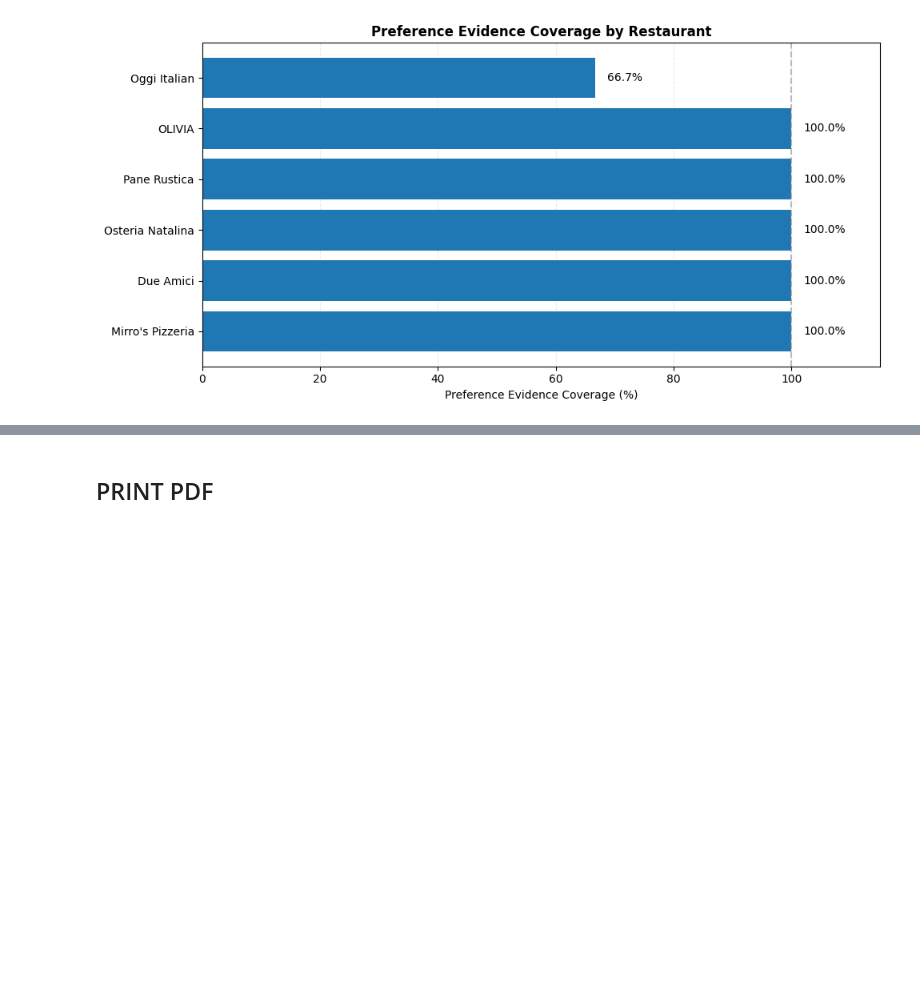
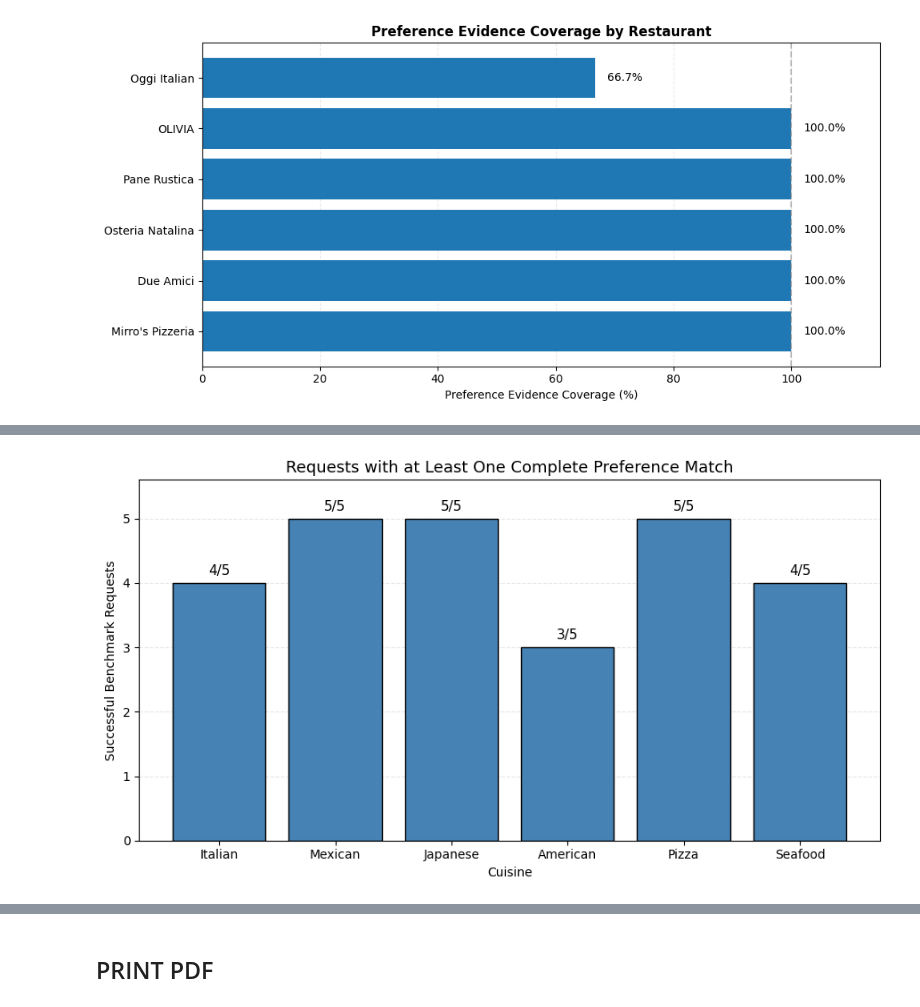
Before and after one commit to behar43/CAP6938_AI_Knowledge_Systems_Final_Project, a Jupyter notebook: tester_Ben_Prishtina.ipynb, the cells around one changed output, grey strips where cells are left out. Saved outputs shown, nothing was run; the diff lists cells and outputs as text; code cells hidden in the pictures; blank space fills up the shorter version.

```diff
--- a/tester_Ben_Prishtina.ipynb
+++ b/tester_Ben_Prishtina.ipynb
@@ -2195,0 +4173,19 @@ plt.show()
+# %%
+# Verify American benchmark inputs
+
+print("Request:", american_search["request"])
+print("Preferences:", american_search["criteria"]["preferences"])
+
+print("\nShortlisted restaurants and available reviews:")
+
+for restaurant in american_search["shortlist"]:
+    business_id = restaurant["business_id"]
+
+    print(
+        restaurant["name"],
+        "| Available reviews:",
+        len(benchmark_reviews.get(business_id, []))
+    )
+
+print("\nAgent function:")
+print(inspect.signature(run_agent))
@@ -2195,0 +5185,58 @@ plt.show()
+# %%
+
+import matplotlib.pyplot as plt
+
+# Count benchmark requests with at least one complete match
+cuisine_summary = (
+    benchmark_df
+    .assign(Has_Match=benchmark_df["Complete Matches"] > 0)
+    .groupby("Cuisine", sort=False)["Has_Match"]
+    .sum()
+)
+
+# Capitalize cuisine names for display
+cuisine_summary.index = cuisine_summary.index.str.title()
+
+fig, ax = plt.subplots(figsize=(9, 5))
+
+bars = ax.bar(
+    cuisine_summary.index,
+    cuisine_summary.values,
+    color="steelblue",
+    edgecolor="black"
+)
+
+# Display values above each bar
+for bar in bars:
+    height = bar.get_height()
+    ax.text(
+        bar.get_x() + bar.get_width() / 2,
+        height + 0.08,
+        f"{int(height)}/5",
+        ha="center",
+        va="bottom",
+        fontsize=11
+    )
+
+ax.set_title(
+    "Requests with at Least One Complete Preference Match",
+    fontsize=13
+)
+ax.set_xlabel("Cuisine")
+ax.set_ylabel("Successful Benchmark Requests")
+ax.set_ylim(0, 5.6)
+
+ax.grid(axis="y", linestyle="--", alpha=0.3)
+ax.set_axisbelow(True)
+
+plt.tight_layout()
+
+plt.savefig(
+    "benchmark_preference_success_by_cuisine.png",
+    dpi=300,
+    bbox_inches="tight"
+)
+
+plt.show()
+# %% [output]
+[figure, added]
```
Also changed, not shown: parts of 69 cells of this notebook, 4 other files.
